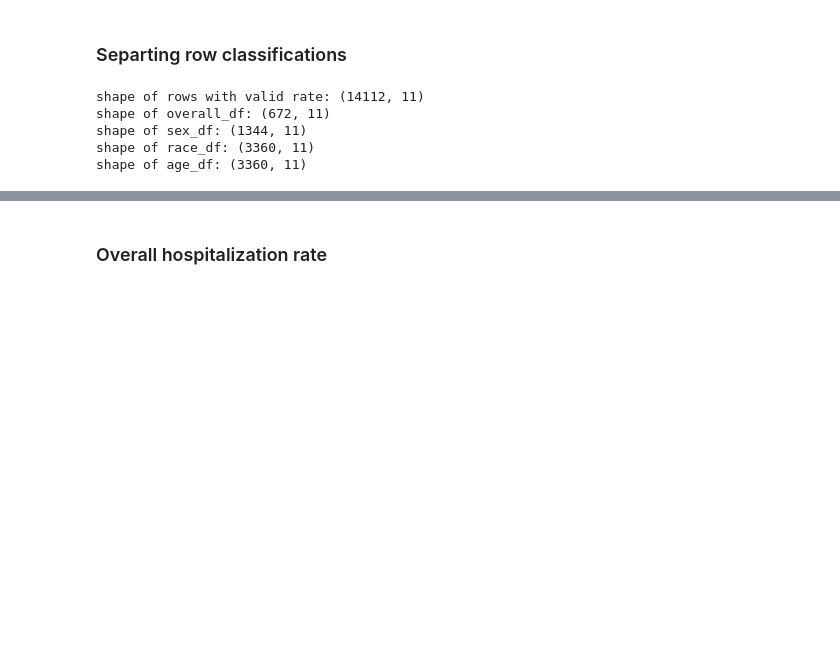
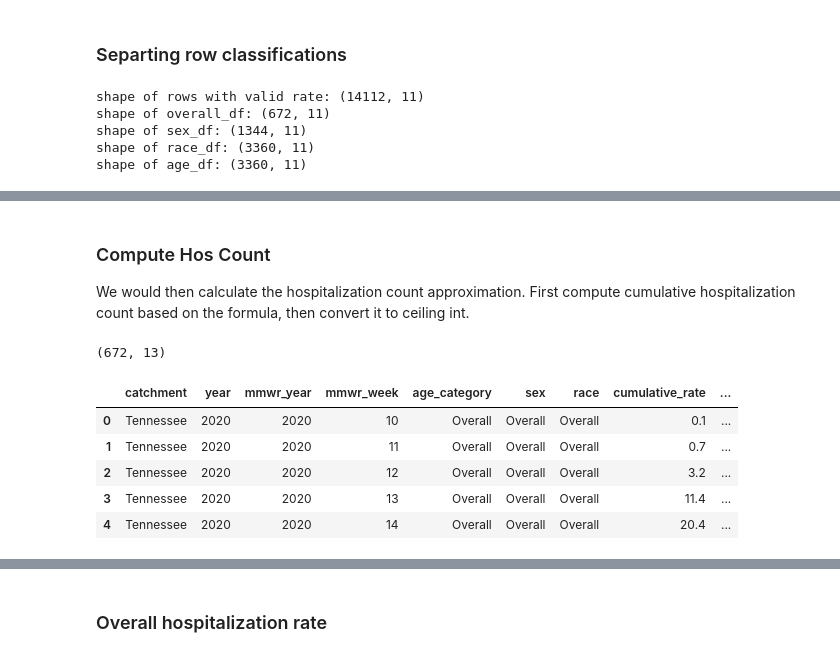
Before and after one commit to yixin0829/covid-data-gig, a Jupyter notebook: yixin_hospitalization_eda.ipynb, the cells around one changed output, grey strips where cells are left out. Cells and saved outputs as stored; diff of their text form; code cells hidden in the pictures; blank space fills up the shorter version.

```diff
--- a/yixin_hospitalization_eda.ipynb
+++ b/yixin_hospitalization_eda.ipynb
@@ -166,0 +268,19 @@ Subplots of trends of overall cumu_rate/weekly_rate for all states.
+# %% [markdown]
+### Compute Hos Count
+
+We would then calculate the hospitalization count approximation.
+First compute cumulative hospitalization count based on the formula, then convert it to ceiling int.
+# %%
+overall_df = overall_df.assign(cumuhos_count = np.ceil(overall_df['popestimate2020']/1e6 * overall_df['cumulative_rate']).astype(int))
+overall_df = overall_df.assign(weeklyhos_count = np.ceil(overall_df['popestimate2020']/1e6 * overall_df['weekly_rate']).astype(int))
+
+print(overall_df.shape)
+overall_df.head()
+# %% [output]
+(672, 13)
+|  | catchment | year | mmwr_year | mmwr_week | age_category | sex | race | cumulative_rate | ... |
+| 0 | Tennessee | 2020 | 2020 | 10 | Overall | Overall | Overall | 0.1 | ... |
+| 1 | Tennessee | 2020 | 2020 | 11 | Overall | Overall | Overall | 0.7 | ... |
+| 2 | Tennessee | 2020 | 2020 | 12 | Overall | Overall | Overall | 3.2 | ... |
+| 3 | Tennessee | 2020 | 2020 | 13 | Overall | Overall | Overall | 11.4 | ... |
+| 4 | Tennessee | 2020 | 2020 | 14 | Overall | Overall | Overall | 20.4 | ... |
```
Also changed, not shown: parts of 28 cells of this notebook.
